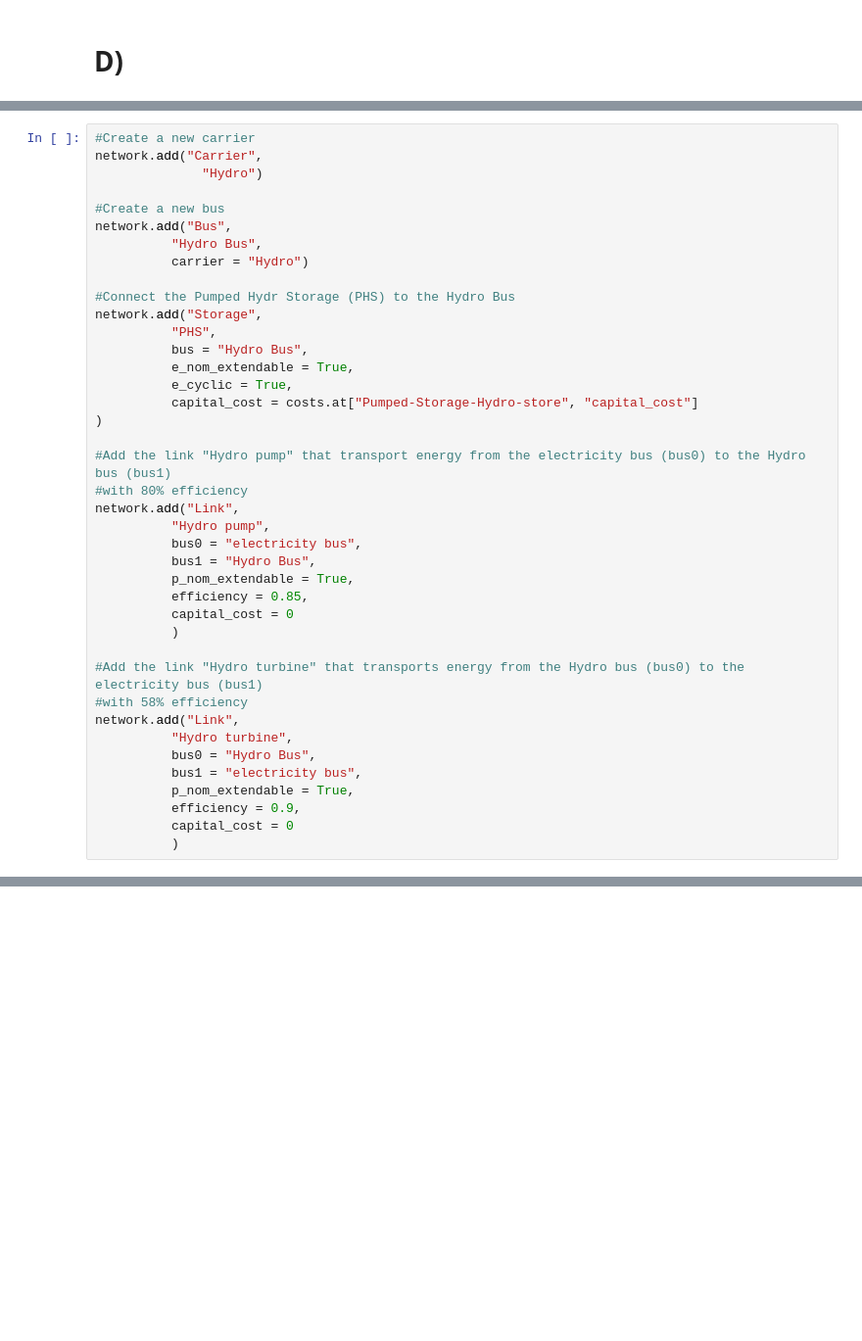
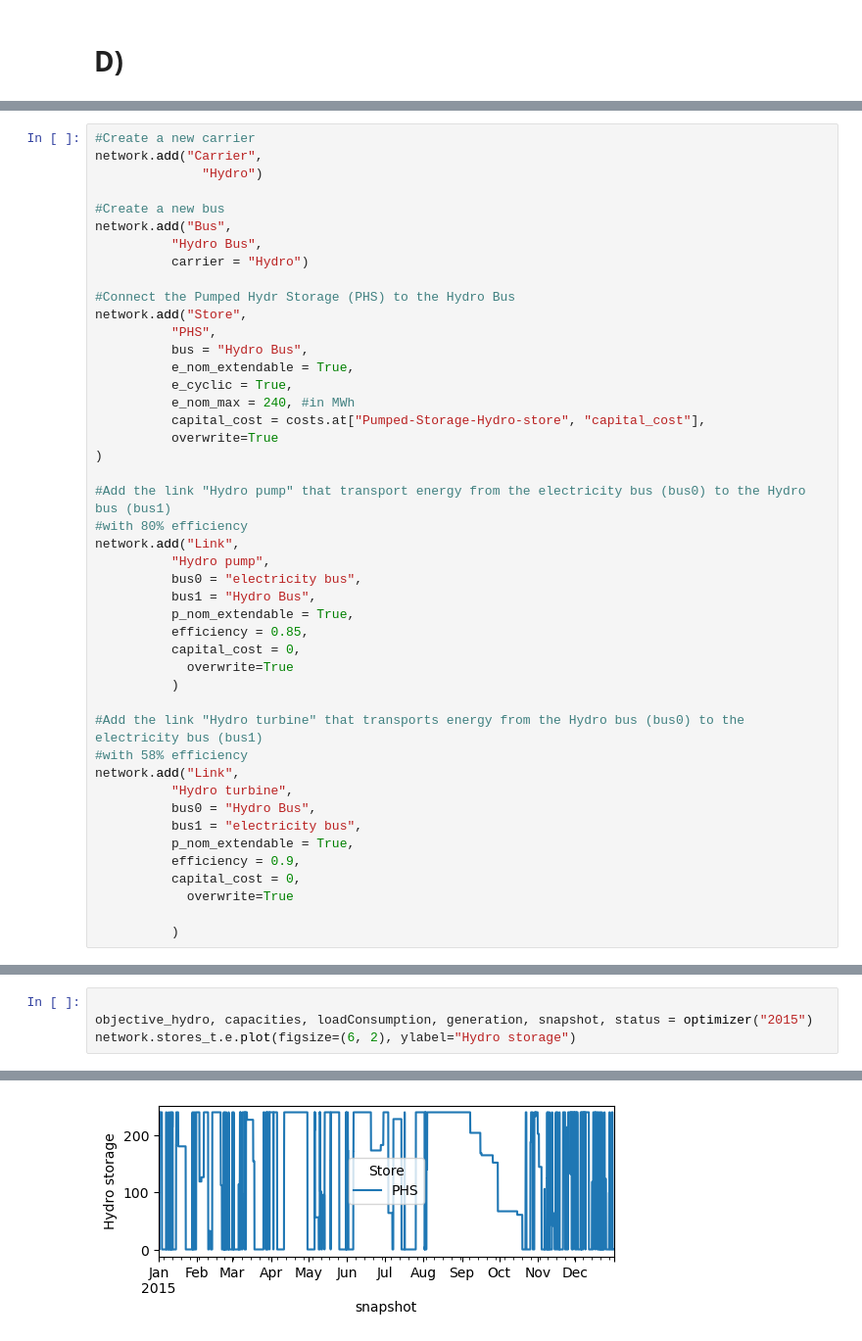
Before and after one commit to s203707/IntegratedEnergyGrids, a Jupyter notebook: NewFileWithFunction.ipynb, the cells around one changed output, grey strips where cells are left out. Shown at 98% size. Cells and saved outputs as stored; diff of their text form; blank space fills up the shorter version.

Commit message:
New changes with storage

```diff
--- a/NewFileWithFunction.ipynb
+++ b/NewFileWithFunction.ipynb
@@ -531,12 +603,14 @@ network.add("Bus",
           carrier = "Hydro")
 
 #Connect the Pumped Hydr Storage (PHS) to the Hydro Bus
-network.add("Storage",
+network.add("Store",
           "PHS",
           bus = "Hydro Bus",
           e_nom_extendable = True,
           e_cyclic = True,
-          capital_cost = costs.at["Pumped-Storage-Hydro-store", "capital_cost"]
+          e_nom_max = 240, #in MWh
+          capital_cost = costs.at["Pumped-Storage-Hydro-store", "capital_cost"],
+          overwrite=True
 )
 
 #Add the link "Hydro pump" that transport energy from the electricity bus (bus0) to the Hydro bus (bus1)
@@ -547,7 +621,8 @@ network.add("Link",
           bus1 = "Hydro Bus",
           p_nom_extendable = True,
           efficiency = 0.85,
-          capital_cost = 0
+          capital_cost = 0,
+            overwrite=True
           )
 
 #Add the link "Hydro turbine" that transports energy from the Hydro bus (bus0) to the electricity bus (bus1)
@@ -558,5 +633,7 @@ network.add("Link",
           bus1 = "electricity bus",
           p_nom_extendable = True,
           efficiency = 0.9,
-          capital_cost = 0
+          capital_cost = 0,
+            overwrite=True
+
           )
@@ -562,0 +642,5 @@ network.add("Link",
+# %%
+
+objective_hydro, capacities, loadConsumption, generation, snapshot, status = optimizer("2015")
+network.stores_t.e.plot(figsize=(6, 2), ylabel="Hydro storage")
+# %% [output]
@@ -562,0 +687 @@ network.add("Link",
+[figure, added]
```
Also changed, not shown: parts of 19 cells of this notebook.
